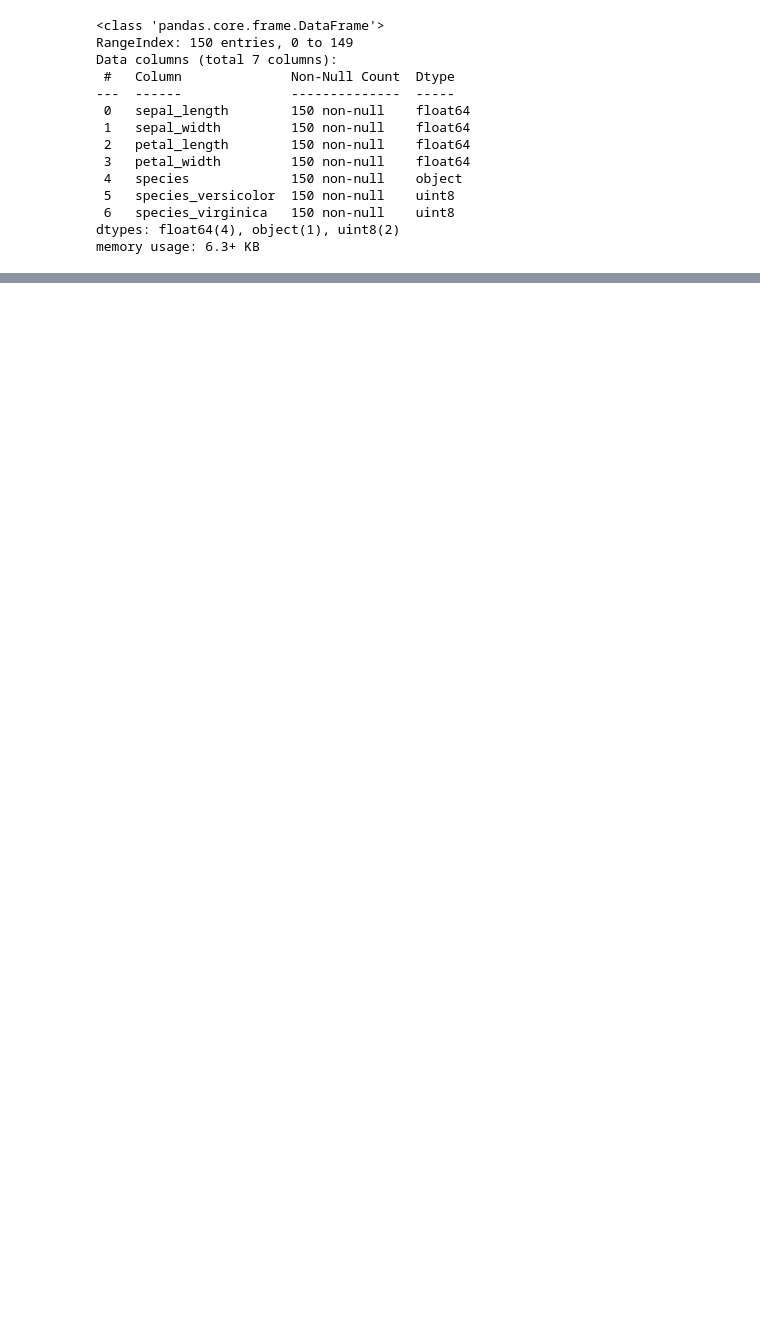
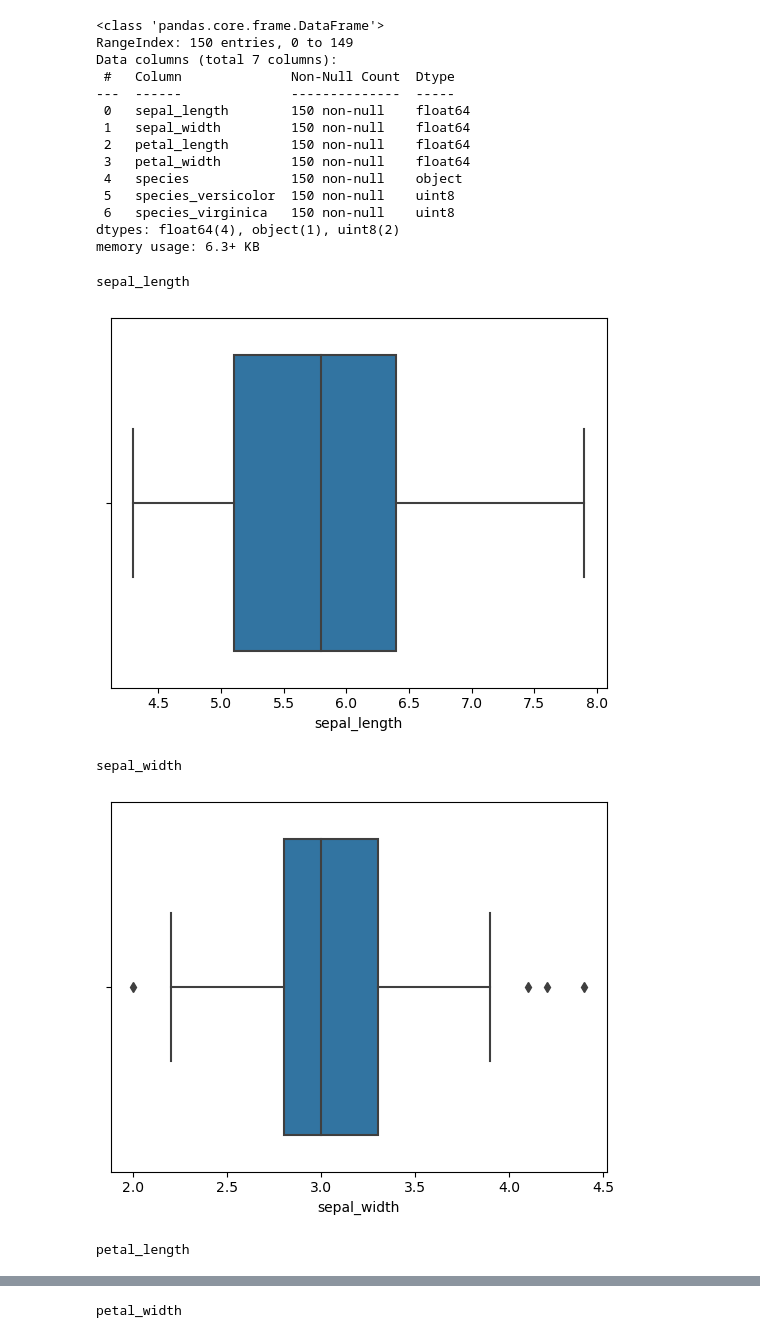
Before and after one commit to ihcrane/classification, a Jupyter notebook: classification.ipynb, the cells around one changed output, grey strips where cells are left out. Saved outputs shown, nothing was run; the diff lists cells and outputs as text; code cells hidden in the pictures; blank space fills up the shorter version.

```diff
--- a/classification.ipynb
+++ b/classification.ipynb
@@ -895,4 +910,11 @@ cat_vars = iris.select_dtypes(include=['object', 'uint8'])
 # %%
 for col in num_vars:
     print(col)
-    print(train[col])
+    sns.boxplot(x=col, data=train)
+    plt.show()
+# %% [output]
+sepal_length
+[figure, added]
+sepal_width
+[figure, added]
+petal_length
@@ -898,0 +922 @@ for col in num_vars:
+petal_width
```
Also changed, not shown: parts of 54 cells of this notebook, 1 other file.
